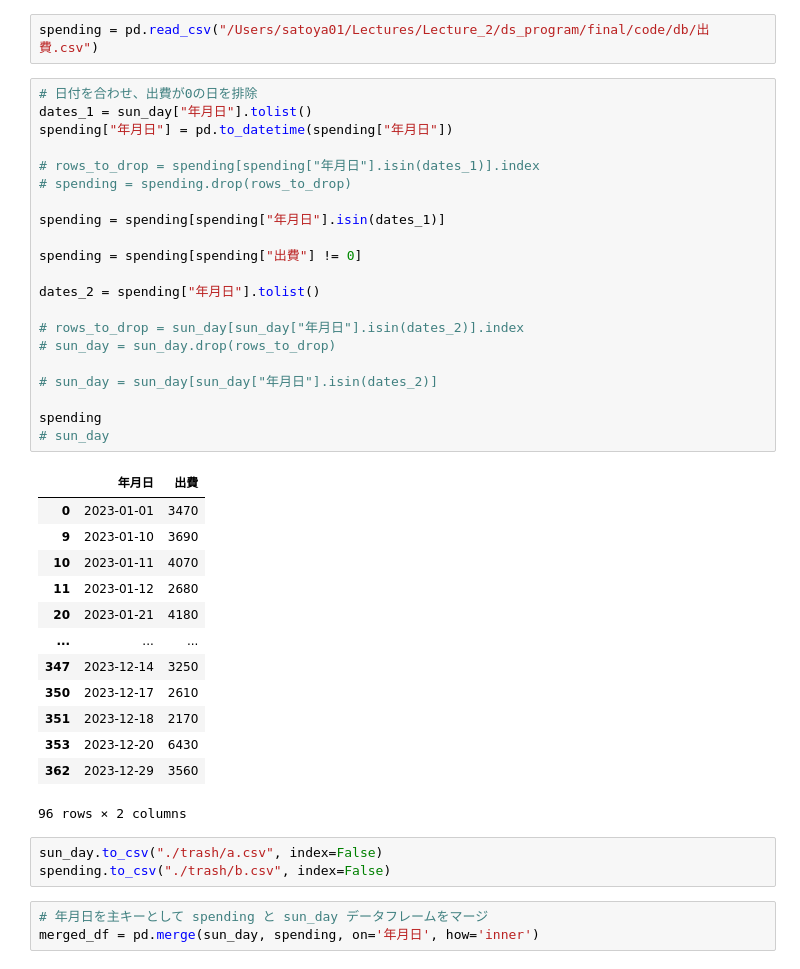
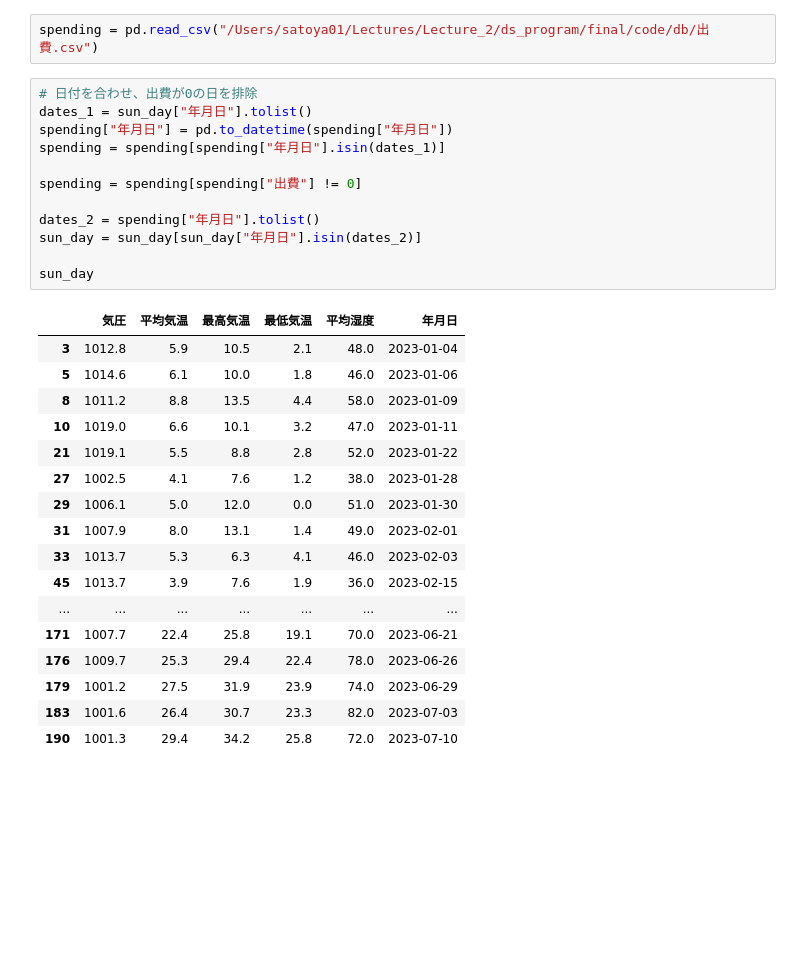
Before and after one commit to satoya0528/code, a Jupyter notebook: analyzing.ipynb, the cells around one changed output. Cells and saved outputs as stored; diff of their text form; blank space fills up the shorter version.

```diff
--- a/analyzing.ipynb
+++ b/analyzing.ipynb
@@ -68,41 +72,30 @@ spending = pd.read_csv("/Users/satoya01/Lectures/Lecture_2/ds_program/final/code
 # %%
 # 日付を合わせ、出費が0の日を排除
 dates_1 = sun_day["年月日"].tolist()
 spending["年月日"] = pd.to_datetime(spending["年月日"])
-
-# rows_to_drop = spending[spending["年月日"].isin(dates_1)].index
-# spending = spending.drop(rows_to_drop)
-
 spending = spending[spending["年月日"].isin(dates_1)]
 
 spending = spending[spending["出費"] != 0]
 
 dates_2 = spending["年月日"].tolist()
+sun_day = sun_day[sun_day["年月日"].isin(dates_2)]
 
-# rows_to_drop = sun_day[sun_day["年月日"].isin(dates_2)].index
-# sun_day = sun_day.drop(rows_to_drop)
-
-# sun_day = sun_day[sun_day["年月日"].isin(dates_2)]
-
-spending
-# sun_day
+sun_day
 # %% [output]
-|  | 年月日 | 出費 |
-| 0 | 2023-01-01 | 3470 |
-| 9 | 2023-01-10 | 3690 |
-| 10 | 2023-01-11 | 4070 |
-| 11 | 2023-01-12 | 2680 |
-| 20 | 2023-01-21 | 4180 |
-| ... | ... | ... |
-| 347 | 2023-12-14 | 3250 |
-| 350 | 2023-12-17 | 2610 |
-| 351 | 2023-12-18 | 2170 |
-| 353 | 2023-12-20 | 6430 |
-| 362 | 2023-12-29 | 3560 |
+|  | 気圧 | 平均気温 | 最高気温 | 最低気温 | 平均湿度 | 年月日 |
+| 3 | 1012.8 | 5.9 | 10.5 | 2.1 | 48.0 | 2023-01-04 |
+| 5 | 1014.6 | 6.1 | 10.0 | 1.8 | 46.0 | 2023-01-06 |
+| 8 | 1011.2 | 8.8 | 13.5 | 4.4 | 58.0 | 2023-01-09 |
+| 10 | 1019.0 | 6.6 | 10.1 | 3.2 | 47.0 | 2023-01-11 |
+| 21 | 1019.1 | 5.5 | 8.8 | 2.8 | 52.0 | 2023-01-22 |
+| 27 | 1002.5 | 4.1 | 7.6 | 1.2 | 38.0 | 2023-01-28 |
+| 29 | 1006.1 | 5.0 | 12.0 | 0.0 | 51.0 | 2023-01-30 |
+| 31 | 1007.9 | 8.0 | 13.1 | 1.4 | 49.0 | 2023-02-01 |
+| 33 | 1013.7 | 5.3 | 6.3 | 4.1 | 46.0 | 2023-02-03 |
+| 45 | 1013.7 | 3.9 | 7.6 | 1.9 | 36.0 | 2023-02-15 |
+| ... | ... | ... | ... | ... | ... | ... |
+| 171 | 1007.7 | 22.4 | 25.8 | 19.1 | 70.0 | 2023-06-21 |
+| 176 | 1009.7 | 25.3 | 29.4 | 22.4 | 78.0 | 2023-06-26 |
+| 179 | 1001.2 | 27.5 | 31.9 | 23.9 | 74.0 | 2023-06-29 |
+| 183 | 1001.6 | 26.4 | 30.7 | 23.3 | 82.0 | 2023-07-03 |
+| 190 | 1001.3 | 29.4 | 34.2 | 25.8 | 72.0 | 2023-07-10 |
-96 rows × 2 columns
-# %%
-sun_day.to_csv("./trash/a.csv", index=False)
-spending.to_csv("./trash/b.csv", index=False)
-# %%
-# 年月日を主キーとして spending と sun_day データフレームをマージ
-merged_df = pd.merge(sun_day, spending, on='年月日', how='inner')
```
Also changed, not shown: parts of 6 cells of this notebook, 2 other files.
